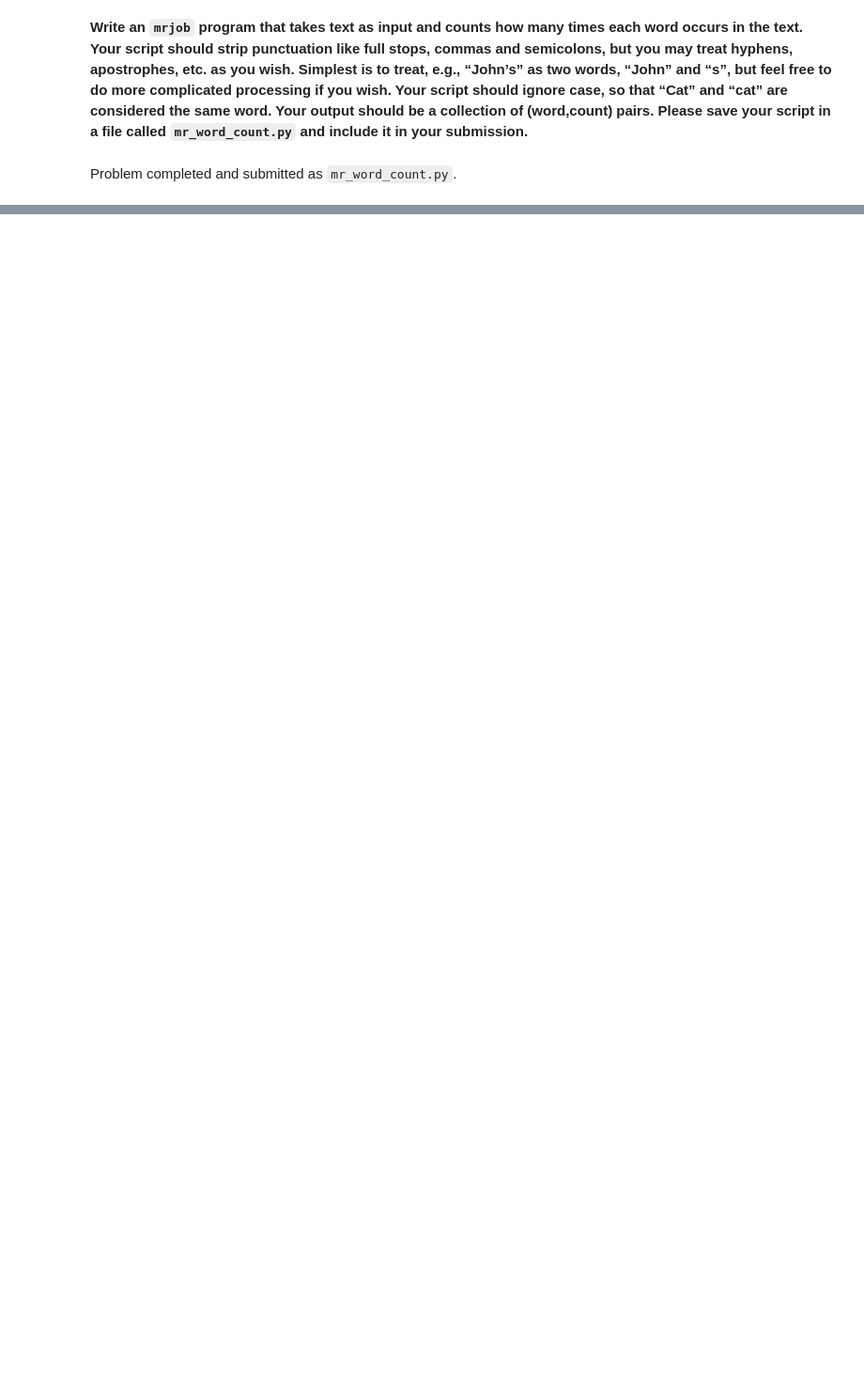
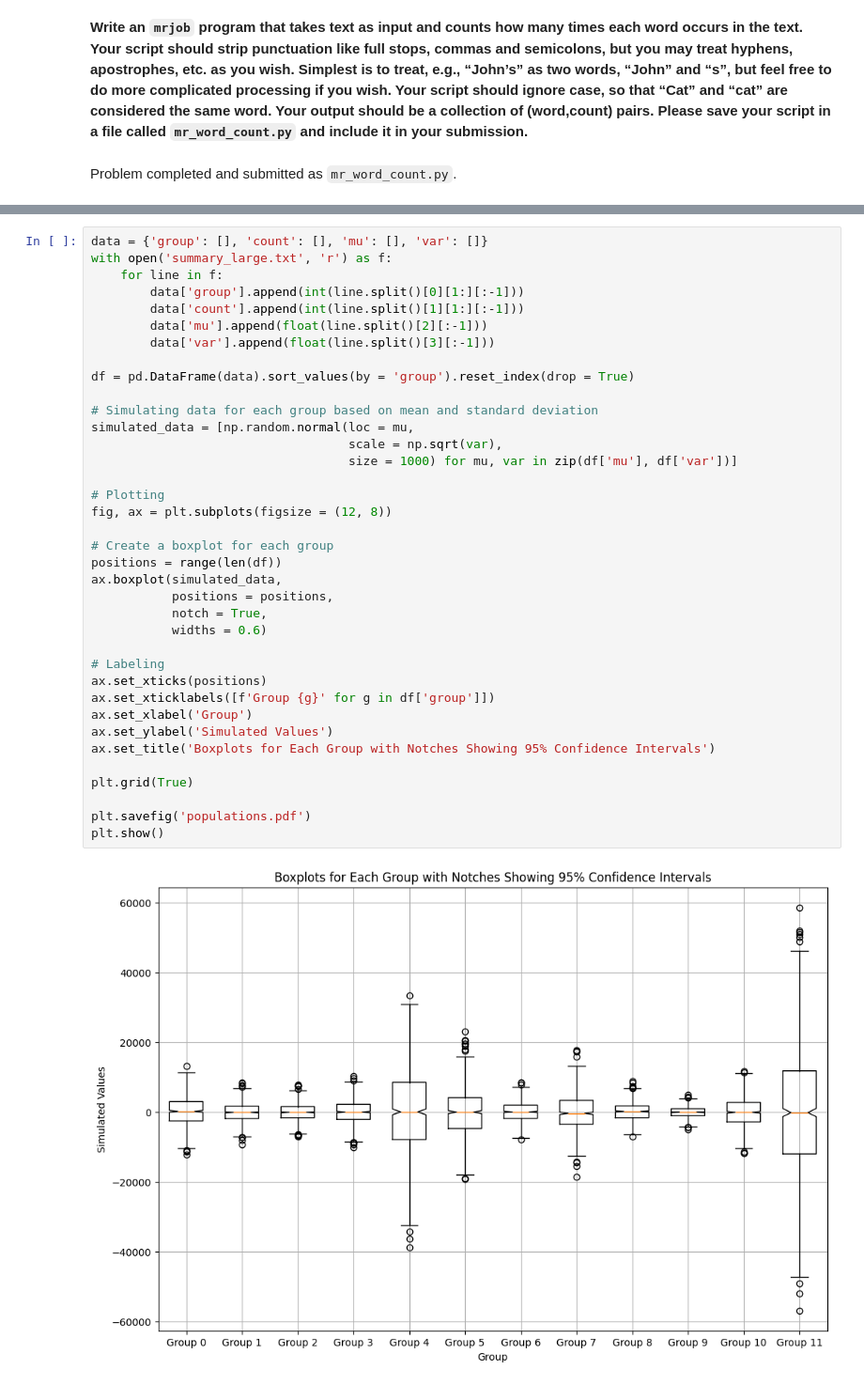
Before and after one commit to Stochastic1017/STAT_606, a Jupyter notebook: ssudhir2_hw10/ssudhir2_hw10.ipynb, the cells around one changed output, grey strips where cells are left out. Shown at 94% size. Cells and saved outputs as stored; diff of their text form; blank space fills up the shorter version.

```diff
--- a/ssudhir2_hw10/ssudhir2_hw10.ipynb
+++ b/ssudhir2_hw10/ssudhir2_hw10.ipynb
@@ -24,0 +1019,39 @@ Problem completed and submitted as `mr_word_count.py`.
+# %%
+data = {'group': [], 'count': [], 'mu': [], 'var': []}
+with open('summary_large.txt', 'r') as f:
+    for line in f:
+        data['group'].append(int(line.split()[0][1:][:-1]))
+        data['count'].append(int(line.split()[1][1:][:-1]))
+        data['mu'].append(float(line.split()[2][:-1]))
+        data['var'].append(float(line.split()[3][:-1]))
+
+df = pd.DataFrame(data).sort_values(by = 'group').reset_index(drop = True)
+
+# Simulating data for each group based on mean and standard deviation
+simulated_data = [np.random.normal(loc = mu,
+                                   scale = np.sqrt(var),
+                                   size = 1000) for mu, var in zip(df['mu'], df['var'])]
+
+# Plotting
+fig, ax = plt.subplots(figsize = (12, 8))
+
+# Create a boxplot for each group
+positions = range(len(df))
+ax.boxplot(simulated_data,
+           positions = positions,
+           notch = True,
+           widths = 0.6)
+
+# Labeling
+ax.set_xticks(positions)
+ax.set_xticklabels([f'Group {g}' for g in df['group']])
+ax.set_xlabel('Group')
+ax.set_ylabel('Simulated Values')
+ax.set_title('Boxplots for Each Group with Notches Showing 95% Confidence Intervals')
+
+plt.grid(True)
+
+plt.savefig('populations.pdf')
+plt.show()
+# %% [output]
+[figure, added]
```
Also changed, not shown: parts of 35 cells of this notebook, 10 other files.
